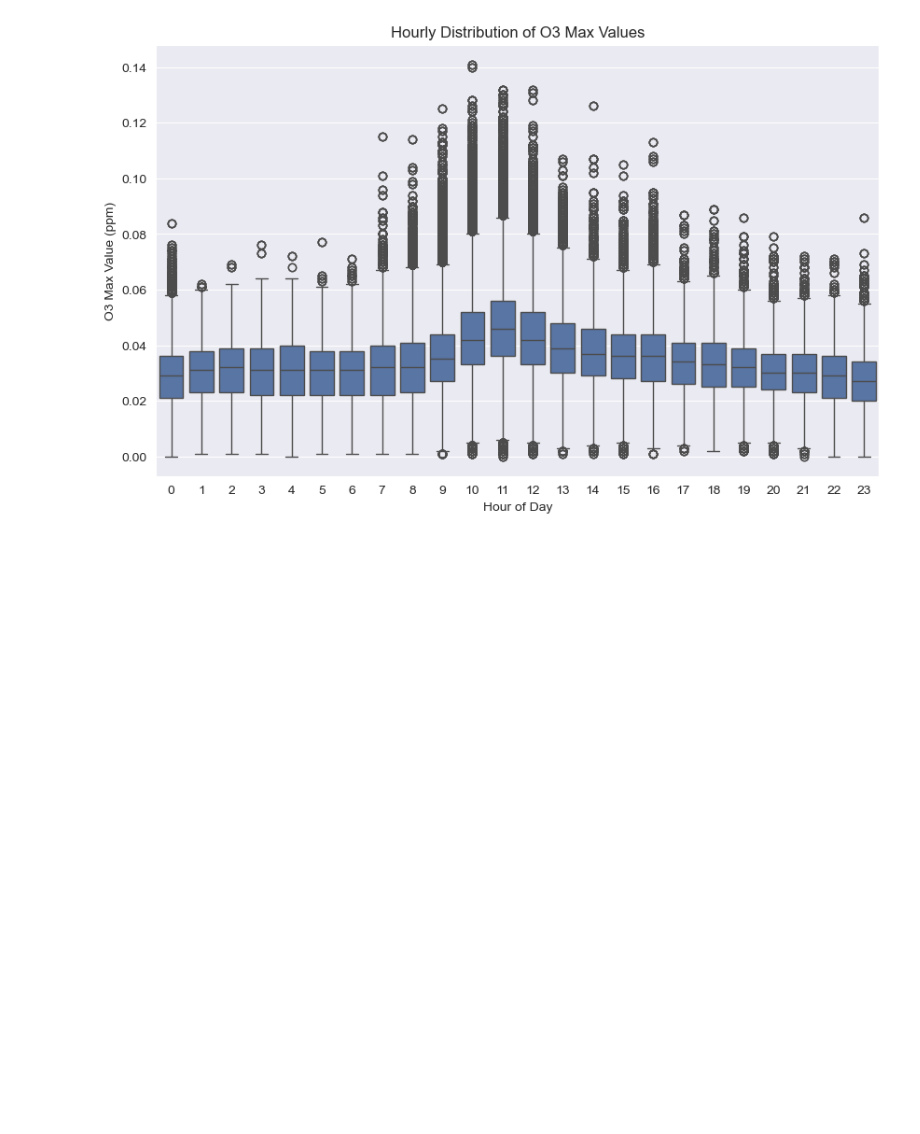
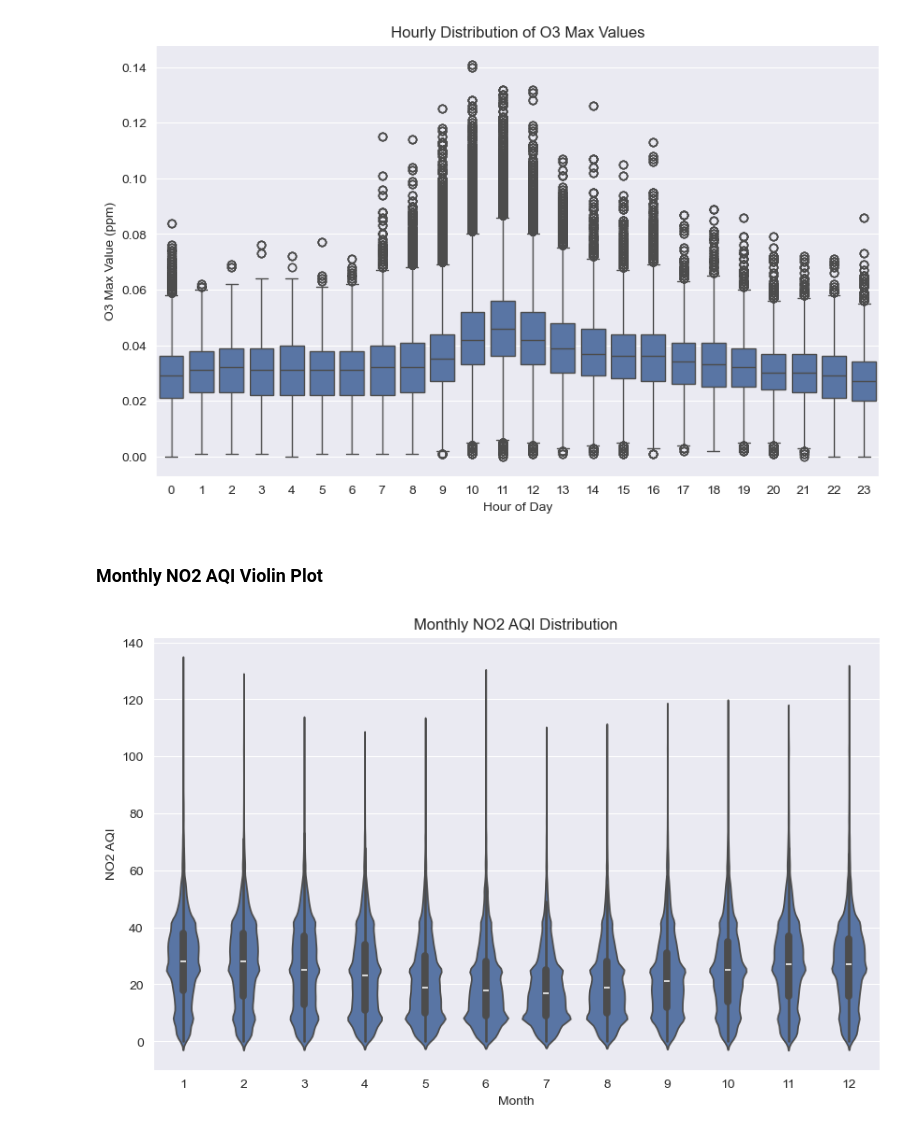
Before and after one commit to aghabidareh/PollutionAnalyzer, a Jupyter notebook: main.ipynb, the cells around one changed output. Drawn from its saved outputs; the diff is of its cells as text; code cells hidden in the pictures; blank space fills up the shorter version.

Commit message:
plot-and-graphs-section-8

```diff
--- a/main.ipynb
+++ b/main.ipynb
@@ -125,3 +125,16 @@ plt.show()
 plt.close()
 # %% [output]
 [figure]
+# %% [markdown]
+### Monthly NO2 AQI Violin Plot
+# %%
+plt.figure(figsize=(10, 6))
+sns.violinplot(x='Month', y='NO2 AQI', data=df)
+plt.title('Monthly NO2 AQI Distribution')
+plt.xlabel('Month')
+plt.ylabel('NO2 AQI')
+plt.savefig('plots/monthly_no2_aqi_violin.png')
+plt.show()
+plt.close()
+# %% [output]
+[figure, added]
```
Also changed, not shown: 1 other file.
